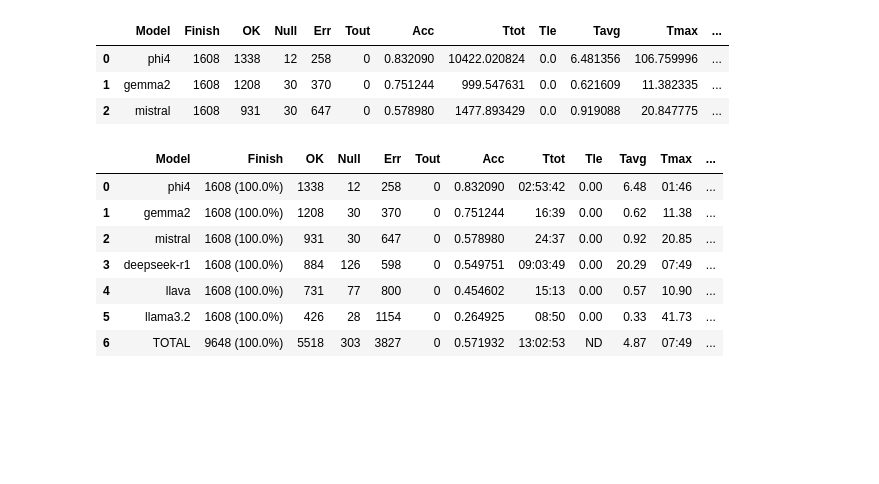
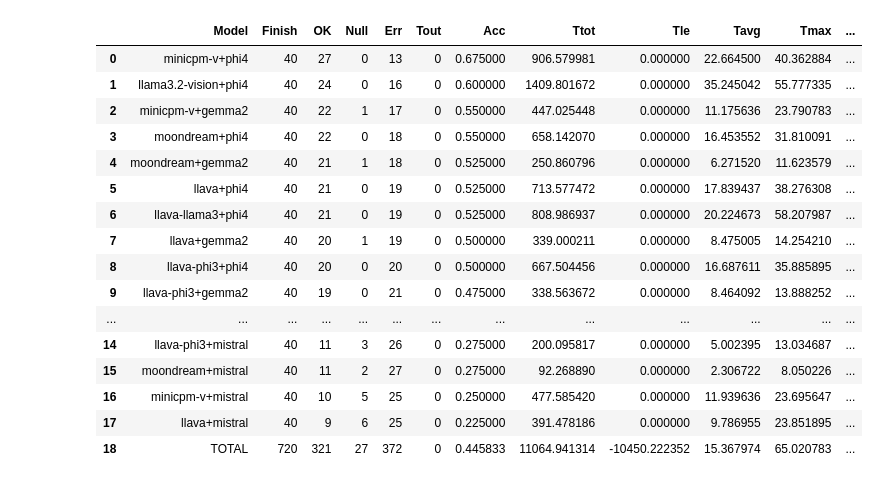
Before and after one commit to rubdelima/estuda-ia, a Jupyter notebook: 01-2-Predicts-views.ipynb, the cells around one changed output. Drawn from its saved outputs; the diff is of its cells as text; code cells hidden in the pictures; blank space fills up the shorter version.

```diff
--- a/01-2-Predicts-views.ipynb
+++ b/01-2-Predicts-views.ipynb
@@ -8,11 +19,0 @@ text_models = ["phi4", "llava", "deepseek-r1", "llama3.2", "gemma2", "mistral"]
-# %%
-df = utils.new_test_table(
-    questions=text_questions,
-    models=text_models,
-)
-df.head(3)
-# %% [output]
-|  | Model | Finish | OK | Null | Err | Tout | Acc | Ttot | Tle | Tavg | Tmax | ... |
-| 0 | phi4 | 1608 | 1338 | 12 | 258 | 0 | 0.832090 | 10422.020824 | 0.0 | 6.481356 | 106.759996 | ... |
-| 1 | gemma2 | 1608 | 1208 | 30 | 370 | 0 | 0.751244 | 999.547631 | 0.0 | 0.621609 | 11.382335 | ... |
-| 2 | mistral | 1608 | 931 | 30 | 647 | 0 | 0.578980 | 1477.893429 | 0.0 | 0.919088 | 20.847775 | ... |
@@ -45,11 +20,36 @@ def format_test_table(df, total_questions=None):
-# %%
-format_test_table(df)
-# %% [output]
-|  | Model | Finish | OK | Null | Err | Tout | Acc | Ttot | Tle | Tavg | Tmax | ... |
-| 0 | phi4 | 1608 (100.0%) | 1338 | 12 | 258 | 0 | 0.832090 | 02:53:42 | 0.00 | 6.48 | 01:46 | ... |
-| 1 | gemma2 | 1608 (100.0%) | 1208 | 30 | 370 | 0 | 0.751244 | 16:39 | 0.00 | 0.62 | 11.38 | ... |
-| 2 | mistral | 1608 (100.0%) | 931 | 30 | 647 | 0 | 0.578980 | 24:37 | 0.00 | 0.92 | 20.85 | ... |
-| 3 | deepseek-r1 | 1608 (100.0%) | 884 | 126 | 598 | 0 | 0.549751 | 09:03:49 | 0.00 | 20.29 | 07:49 | ... |
-| 4 | llava | 1608 (100.0%) | 731 | 77 | 800 | 0 | 0.454602 | 15:13 | 0.00 | 0.57 | 10.90 | ... |
-| 5 | llama3.2 | 1608 (100.0%) | 426 | 28 | 1154 | 0 | 0.264925 | 08:50 | 0.00 | 0.33 | 41.73 | ... |
-| 6 | TOTAL | 9648 (100.0%) | 5518 | 303 | 3827 | 0 | 0.571932 | 13:02:53 | ND | 4.87 | 07:49 | ... |
+# %%
+context_questions = list(filter(lambda x : x["type"] == "context-image", questoes))
+
+example_context_questions = (
+    list(random.sample(list(filter(lambda x : x["discipline"] == "ciencias-humanas", context_questions)), 25))[:10] +
+    list(random.sample(list(filter(lambda x : x["discipline"] == "ciencias-natureza", context_questions)),25))[:10] +
+    list(random.sample(list(filter(lambda x : x["discipline"] == "linguagens", context_questions)),25))[:10] +
+    list(random.sample(list(filter(lambda x : x["discipline"] == "matematica", context_questions)),25))[:10]
+)
+
+models_vision =  ["llava", "llama3.2-vision", "llava-llama3", "minicpm-v","moondream", "llava-phi3"]
+best_text_models = ["mistral", "gemma2", "phi4"]
+
+df_multi_models = utils.test_table(
+    questions=example_context_questions,
+    models=utils.gen_modelos_str(primary_models=best_text_models, secundary_models=models_vision)
+)
+df_multi_models
+# %% [output]
+|  | Model | Finish | OK | Null | Err | Tout | Acc | Ttot | Tle | Tavg | Tmax | ... |
+| 0 | minicpm-v+phi4 | 40 | 27 | 0 | 13 | 0 | 0.675000 | 906.579981 | 0.000000 | 22.664500 | 40.362884 | ... |
+| 1 | llama3.2-vision+phi4 | 40 | 24 | 0 | 16 | 0 | 0.600000 | 1409.801672 | 0.000000 | 35.245042 | 55.777335 | ... |
+| 2 | minicpm-v+gemma2 | 40 | 22 | 1 | 17 | 0 | 0.550000 | 447.025448 | 0.000000 | 11.175636 | 23.790783 | ... |
+| 3 | moondream+phi4 | 40 | 22 | 0 | 18 | 0 | 0.550000 | 658.142070 | 0.000000 | 16.453552 | 31.810091 | ... |
+| 4 | moondream+gemma2 | 40 | 21 | 1 | 18 | 0 | 0.525000 | 250.860796 | 0.000000 | 6.271520 | 11.623579 | ... |
+| 5 | llava+phi4 | 40 | 21 | 0 | 19 | 0 | 0.525000 | 713.577472 | 0.000000 | 17.839437 | 38.276308 | ... |
+| 6 | llava-llama3+phi4 | 40 | 21 | 0 | 19 | 0 | 0.525000 | 808.986937 | 0.000000 | 20.224673 | 58.207987 | ... |
+| 7 | llava+gemma2 | 40 | 20 | 1 | 19 | 0 | 0.500000 | 339.000211 | 0.000000 | 8.475005 | 14.254210 | ... |
+| 8 | llava-phi3+phi4 | 40 | 20 | 0 | 20 | 0 | 0.500000 | 667.504456 | 0.000000 | 16.687611 | 35.885895 | ... |
+| 9 | llava-phi3+gemma2 | 40 | 19 | 0 | 21 | 0 | 0.475000 | 338.563672 | 0.000000 | 8.464092 | 13.888252 | ... |
+| ... | ... | ... | ... | ... | ... | ... | ... | ... | ... | ... | ... | ... |
+| 14 | llava-phi3+mistral | 40 | 11 | 3 | 26 | 0 | 0.275000 | 200.095817 | 0.000000 | 5.002395 | 13.034687 | ... |
+| 15 | moondream+mistral | 40 | 11 | 2 | 27 | 0 | 0.275000 | 92.268890 | 0.000000 | 2.306722 | 8.050226 | ... |
+| 16 | minicpm-v+mistral | 40 | 10 | 5 | 25 | 0 | 0.250000 | 477.585420 | 0.000000 | 11.939636 | 23.695647 | ... |
+| 17 | llava+mistral | 40 | 9 | 6 | 25 | 0 | 0.225000 | 391.478186 | 0.000000 | 9.786955 | 23.851895 | ... |
+| 18 | TOTAL | 720 | 321 | 27 | 372 | 0 | 0.445833 | 11064.941314 | -10450.222352 | 15.367974 | 65.020783 | ... |
```
Also changed, not shown: parts of 5 cells of this notebook, 3 other files.
